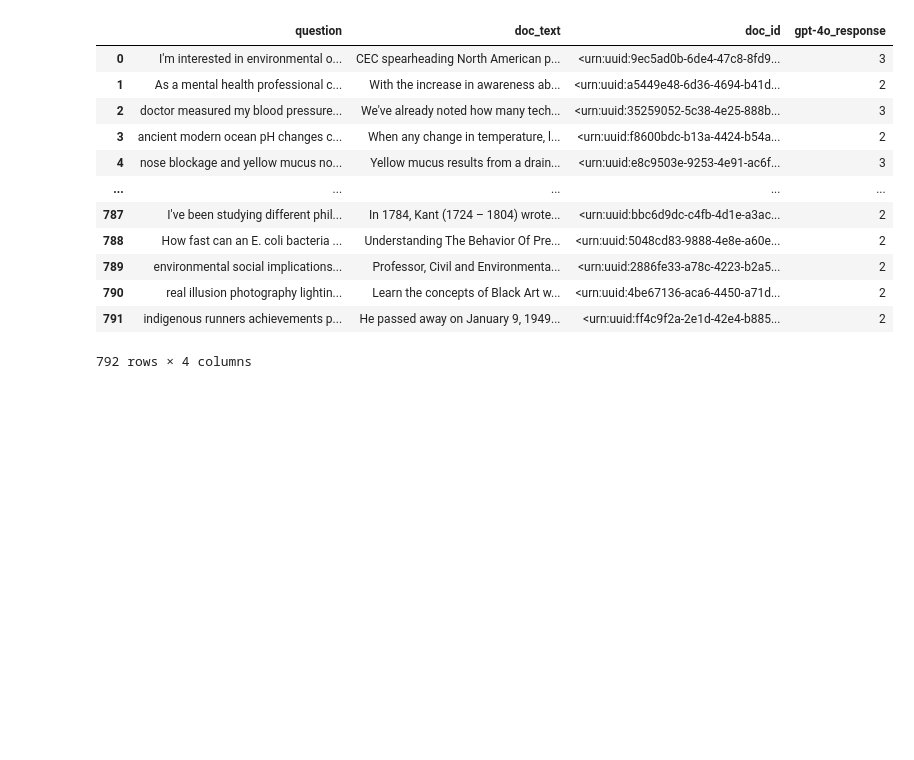
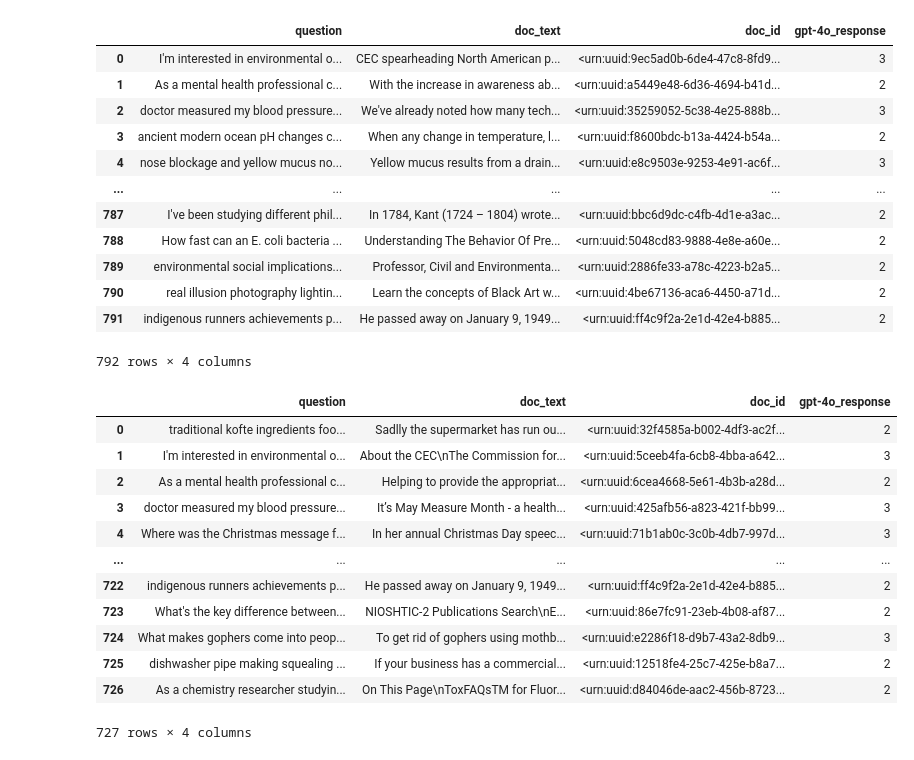
Before and after one commit to rmit-ir/GRAG-LiveRAG, a Jupyter notebook: notebooks/construct_training_data.ipynb, the cells around one changed output. Saved outputs shown, nothing was run; the diff lists cells and outputs as text; code cells hidden in the pictures; blank space fills up the shorter version.

```diff
--- a/notebooks/construct_training_data.ipynb
+++ b/notebooks/construct_training_data.ipynb
@@ -673,4 +721,26 @@ positive_samples_df_2
 | 790 | real illusion photography lightin... | Learn the concepts of Black Art w... | <urn:uuid:4be67136-aca6-4450-a71d... | 2 |
 | 791 | indigenous runners achievements p... | He passed away on January 9, 1949... | <urn:uuid:ff4c9f2a-2e1d-42e4-b885... | 2 |
 792 rows × 4 columns
+# %%
+# positive_samples_df_3 = select_positive_samples(
+#     res_df, correct_qa_df, max_iterations=15, start_document_rank=1, model="gpt-4o"
+# )
+positive_samples_df_3 = pd.read_csv(
+    "../data/live_rag_questions/positive_samples_727-gpt-4o.tsv", sep="\t"
+)
+positive_samples_df_3
+# %% [output]
+|  | question | doc_text | doc_id | gpt-4o_response |
+| 0 | traditional kofte ingredients foo... | Sadlly the supermarket has run ou... | <urn:uuid:32f4585a-b002-4df3-ac2f... | 2 |
+| 1 | I'm interested in environmental o... | About the CEC\nThe Commission for... | <urn:uuid:5ceeb4fa-6cb8-4bba-a642... | 3 |
+| 2 | As a mental health professional c... | Helping to provide the appropriat... | <urn:uuid:6cea4668-5e61-4b3b-a28d... | 2 |
+| 3 | doctor measured my blood pressure... | It’s May Measure Month - a health... | <urn:uuid:425afb56-a823-421f-bb99... | 3 |
+| 4 | Where was the Christmas message f... | In her annual Christmas Day speec... | <urn:uuid:71b1ab0c-3c0b-4db7-997d... | 3 |
+| ... | ... | ... | ... | ... |
+| 722 | indigenous runners achievements p... | He passed away on January 9, 1949... | <urn:uuid:ff4c9f2a-2e1d-42e4-b885... | 2 |
+| 723 | What's the key difference between... | NIOSHTIC-2 Publications Search\nE... | <urn:uuid:86e7fc91-23eb-4b08-af87... | 2 |
+| 724 | What makes gophers come into peop... | To get rid of gophers using mothb... | <urn:uuid:e2286f18-d9b7-43a2-8db9... | 3 |
+| 725 | dishwasher pipe making squealing ... | If your business has a commercial... | <urn:uuid:12518fe4-25c7-425e-b8a7... | 2 |
+| 726 | As a chemistry researcher studyin... | On This Page\nToxFAQsTM for Fluor... | <urn:uuid:d84046de-aac2-456b-8723... | 2 |
+727 rows × 4 columns
 # %%
```
Also changed, not shown: parts of 11 cells of this notebook.
